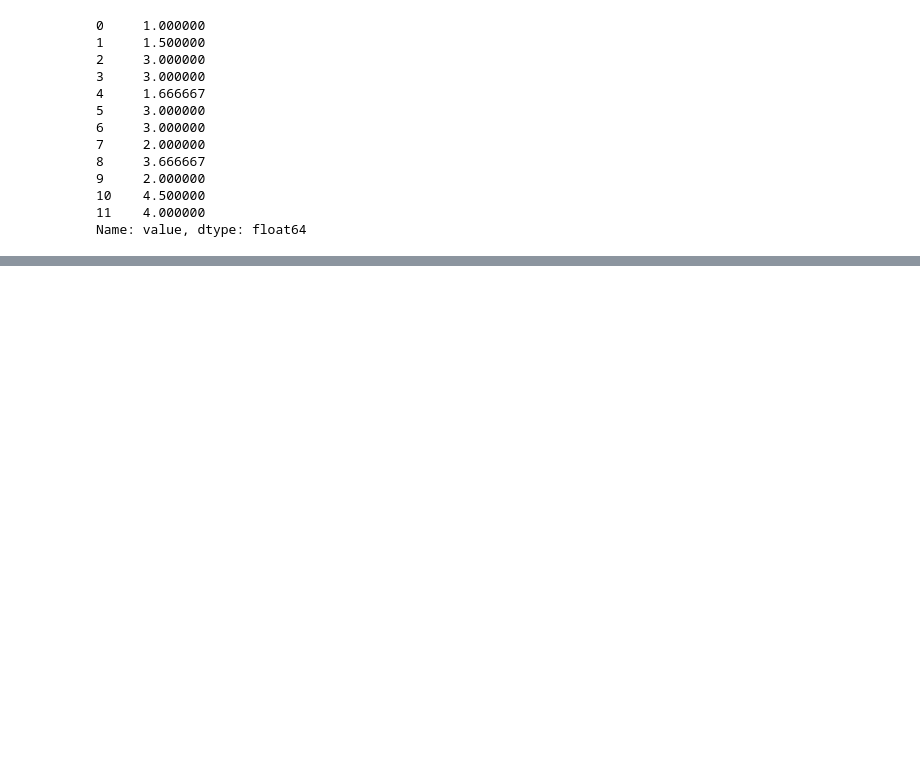
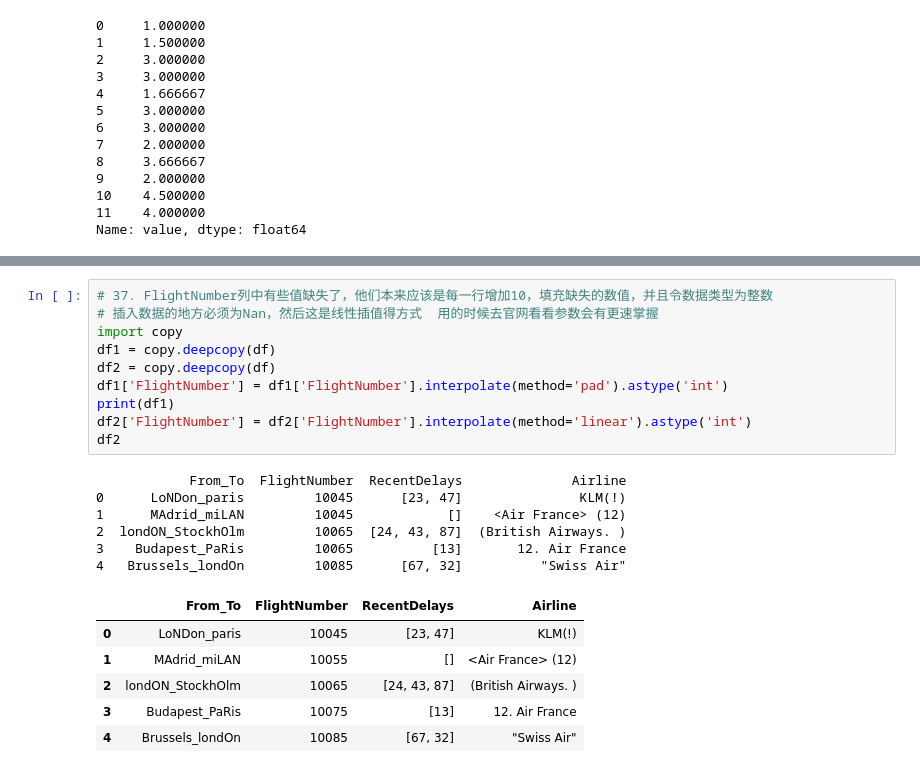
Before and after one commit to GuangwenSi/PDandNP, a Jupyter notebook: pandas学习.ipynb, the cells around one changed output, grey strips where cells are left out. Drawn from its saved outputs; the diff is of its cells as text; blank space fills up the shorter version.

```diff
--- a/pandas学习.ipynb
+++ b/pandas学习.ipynb
@@ -722,0 +750,23 @@ s.groupby()
+# %%
+# 37. FlightNumber列中有些值缺失了，他们本来应该是每一行增加10，填充缺失的数值，并且令数据类型为整数
+# 插入数据的地方必须为Nan，然后这是线性插值得方式  用的时候去官网看看参数会有更速掌握
+import copy
+df1 = copy.deepcopy(df)
+df2 = copy.deepcopy(df)
+df1['FlightNumber'] = df1['FlightNumber'].interpolate(method='pad').astype('int')
+print(df1)
+df2['FlightNumber'] = df2['FlightNumber'].interpolate(method='linear').astype('int')
+df2
+# %% [output]
+            From_To  FlightNumber  RecentDelays              Airline
+0      LoNDon_paris         10045      [23, 47]               KLM(!)
+1      MAdrid_miLAN         10045            []    <Air France> (12)
+2  londON_StockhOlm         10065  [24, 43, 87]  (British Airways. )
+3    Budapest_PaRis         10065          [13]       12. Air France
+4   Brussels_londOn         10085      [67, 32]          "Swiss Air"
+|  | From_To | FlightNumber | RecentDelays | Airline |
+| 0 | LoNDon_paris | 10045 | [23, 47] | KLM(!) |
+| 1 | MAdrid_miLAN | 10055 | [] | <Air France> (12) |
+| 2 | londON_StockhOlm | 10065 | [24, 43, 87] | (British Airways. ) |
+| 3 | Budapest_PaRis | 10075 | [13] | 12. Air France |
+| 4 | Brussels_londOn | 10085 | [67, 32] | "Swiss Air" |
```
Also changed, not shown: parts of 7 cells of this notebook.
